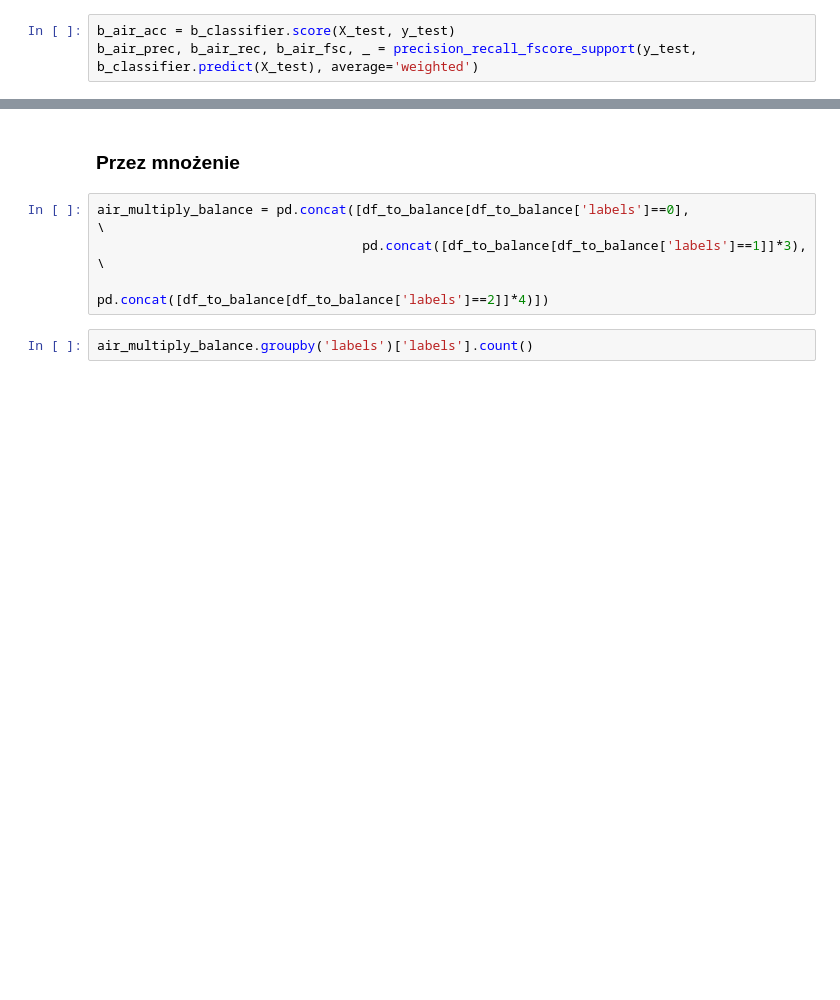
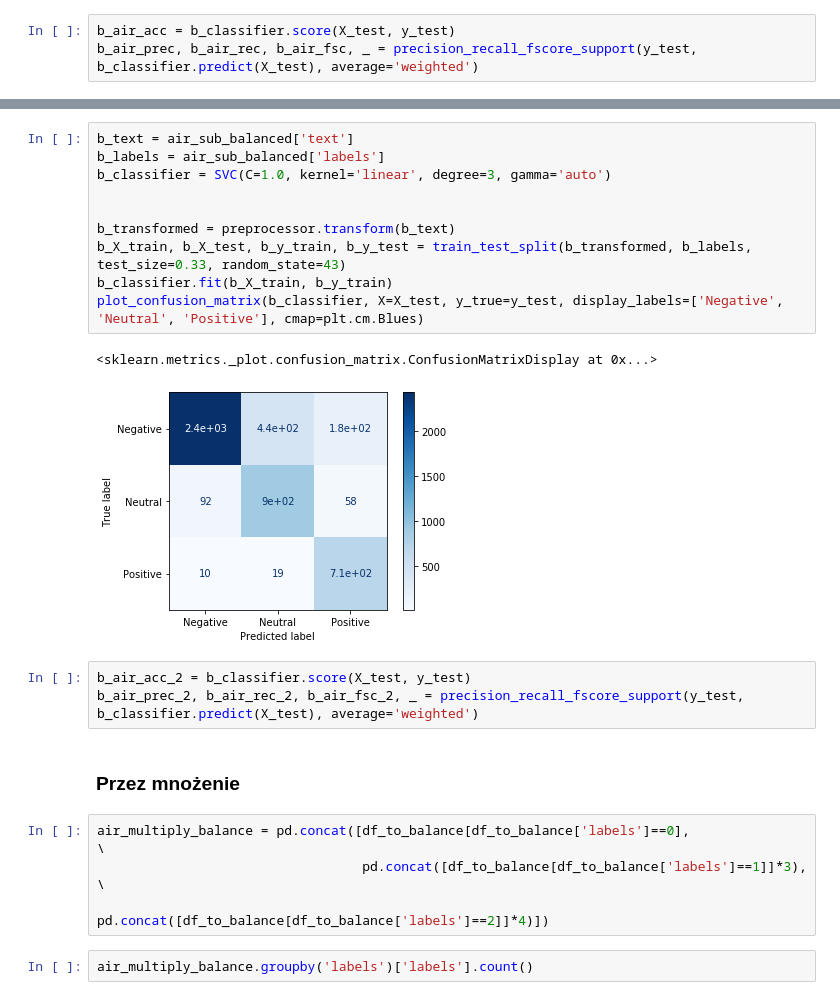
Before and after one commit to greghvk/eksploracja_danych_projekt, a Jupyter notebook: Eksploracja_projekt.ipynb, the cells around one changed output, grey strips where cells are left out. Drawn from its saved outputs; the diff is of its cells as text; blank space fills up the shorter version.

```diff
--- a/Eksploracja_projekt.ipynb
+++ b/Eksploracja_projekt.ipynb
@@ -1030,3 +1032,19 @@ b_air_prec, b_air_rec, b_air_fsc, _ = precision_recall_fscore_support(y_test, b_
+# %%
+b_text = air_sub_balanced['text']
+b_labels = air_sub_balanced['labels']
+b_classifier = SVC(C=1.0, kernel='linear', degree=3, gamma='auto')
+
+
+b_transformed = preprocessor.transform(b_text)
+b_X_train, b_X_test, b_y_train, b_y_test = train_test_split(b_transformed, b_labels, test_size=0.33, random_state=43)
+b_classifier.fit(b_X_train, b_y_train)
+plot_confusion_matrix(b_classifier, X=X_test, y_true=y_test, display_labels=['Negative', 'Neutral', 'Positive'], cmap=plt.cm.Blues)
+# %% [output]
+<sklearn.metrics._plot.confusion_matrix.ConfusionMatrixDisplay at 0x...>
+[figure, added]
+# %%
+b_air_acc_2 = b_classifier.score(X_test, y_test)
+b_air_prec_2, b_air_rec_2, b_air_fsc_2, _ = precision_recall_fscore_support(y_test, b_classifier.predict(X_test), average='weighted')
 # %% [markdown]
 ### Przez mnożenie
 # %%
```
Also changed, not shown: parts of 13 cells of this notebook.
